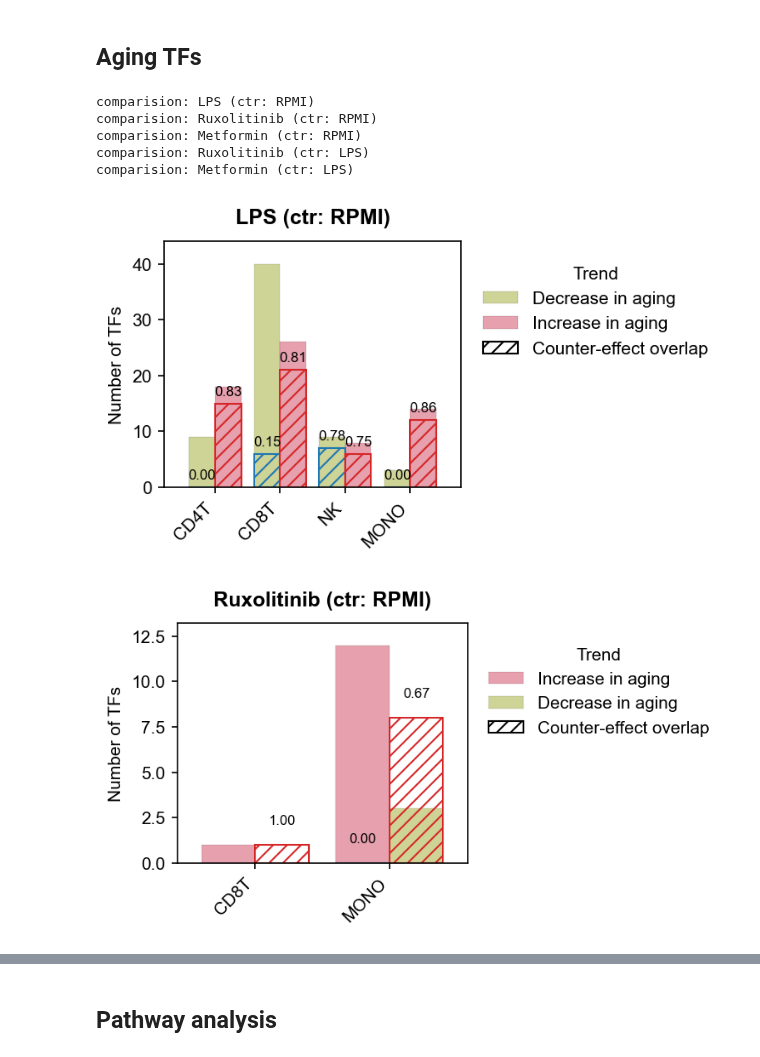
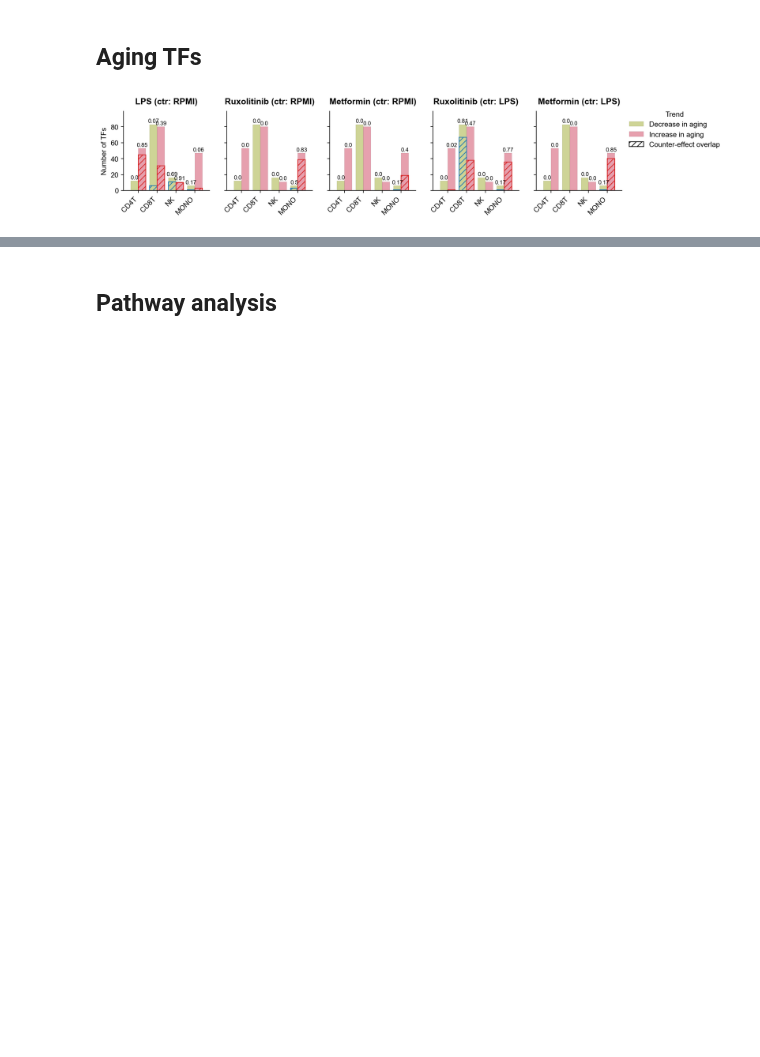
Before and after one commit to janursa/HIRA, a Jupyter notebook: notebooks/tf_activity.ipynb, the cells around one changed output, grey strips where cells are left out. Saved outputs shown, nothing was run; the diff lists cells and outputs as text; code cells hidden in the pictures; blank space fills up the shorter version.

Commit message:
in silico perturbation is improved with different application

```diff
--- a/notebooks/tf_activity.ipynb
+++ b/notebooks/tf_activity.ipynb
@@ -190,7 +138,0 @@ nets = pd.read_csv(f'{save_dir}/sig_nets/sig_nets_{type}_{race}.csv')
-# %%
-from ciim.src.tf_activity.plots import plot_net_degrees
-
-for cell_type in ['CD8T']:
-    net = nets[nets['cell_type'] == cell_type]
-    plot_net_degrees(net)
-    plt.suptitle(f'{cell_type}', fontsize=12, y=1.05, fontweight='bold')
@@ -683,8 +624,13 @@ Text(0.5, 1.1, 'Male')
 from ciim.src.tf_activity.helper import wrapper_tf_activity, wrapper_gene_expression, wrapper_association_with_age_condition
 type = 'bulk'
 test_type= 'unpaired' #'mixed-effect'
-dataset = 'Covid_50MHH' #'SLE_European' Covid_50MHH
+dataset = 'SLE_European' #'SLE_European' Covid_50MHH
 feature_type= 'tf_activity' #'tf_activity' gene_expression
+
+if dataset == 'SLE_European':
+    disease_name = 'SLE'
+else:
+    disease_name = 'COVID 19'
 
 disease_name = dataset.split('_')[0]
 if True:
@@ -1078,23 +949,28 @@ plot_overall_heatmap(stats_all_c,
 # %%
 stats_drugs_sig  = stats_drugs[stats_drugs['p_value_adj'] < 0.05]
 # %%
-from ciim.src.insilico_perturbation.helper import wrapper_drug_aging_overlap
+from ciim.src.tf_activity.plots import wrapper_drug_aging_overlap
 aging_stats_sig = retrieve_sig_stats(type, race='both').drop_duplicates(subset=['cell_type', 'tf'])
 aging_stats_sig = aging_stats_sig[['tf', 'cell_type', 'slope']]
 
-for comparision in stats_drugs_sig['comparision'].unique():
-    print(f'comparision: {comparision}')
+cell_types_local = ['CD4T','CD8T', 'NK', 'MONO']
+comparisions = stats_drugs_sig['comparision'].unique()
+
+fig, axes = plt.subplots(1, len(comparisions), figsize=(2.5 * len(comparisions), 2), sharex=False, sharey=True)
+
+agreement = 'opposite' # 'same' or 'opposite'
+for i, comparision in enumerate(comparisions):
+    ax = axes[i] if len(comparisions) > 1 else axes
     stats_drugs_sig_t = stats_drugs_sig[stats_drugs_sig['comparision'] == comparision]
-    # aging_stats_sig_t = aging_stats_sig[aging_stats_sig['comparision'] == comparision]
-    # stats_drugs_sig_t['comparision'] = stats_drugs_sig_t['comparision'].astype('str')
-    aging_stats_sig = aging_stats_sig[aging_stats_sig['cell_type'].isin(['CD4T', 'CD8T', 'NK', 'MONO'])] # filter for major cell types
-    wrapper_drug_aging_overlap(stats_drugs_sig_t, aging_stats_sig, col='cell_type')
-    plt.title(f'{comparision}', fontsize=12, fontweight='bold', pad=10)
+    aging_stats_sig = aging_stats_sig[aging_stats_sig['cell_type'].isin(cell_types_local)] # filter for major cell types
+
+    if i < (len(comparisions) - 1):
+        legend=False
+    else:
+        legend=True
+    wrapper_drug_aging_overlap(stats_drugs_sig_t[['tf','cell_type', 'slope_condition']], aging_stats_sig[['tf','cell_type', 'slope']],
+                            col='cell_type', how='left', agreement=agreement, ax=ax, legend=legend)
+
+    ax.set_title(f'{comparision}', fontsize=12, fontweight='bold', pad=10)
 # %% [output]
-comparision: LPS (ctr: RPMI)
-comparision: Ruxolitinib (ctr: RPMI)
-comparision: Metformin (ctr: RPMI)
-comparision: Ruxolitinib (ctr: LPS)
-comparision: Metformin (ctr: LPS)
-[figure, old version]
+[figure, new version]
-[figure, removed]
```
Also changed, not shown: parts of 52 cells of this notebook, 16 other files.
